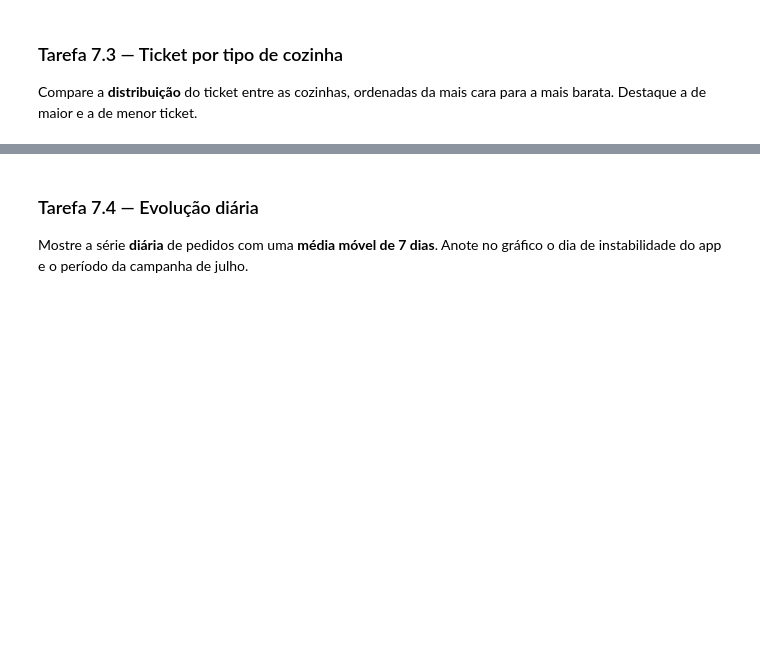
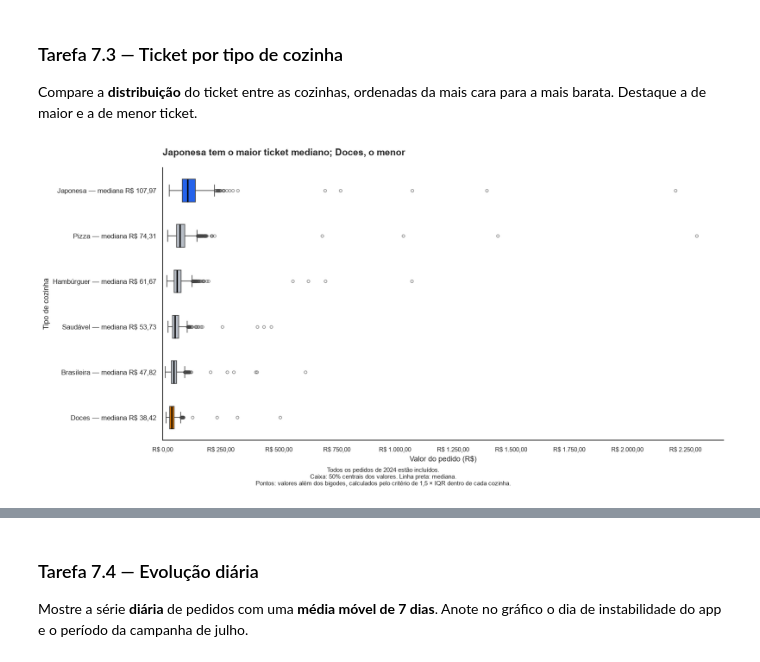
Before and after one commit to deborabaldeznilo/projeto-delivery, a Jupyter notebook: projeto_final.ipynb, the cells around one changed output, grey strips where cells are left out. Drawn from its saved outputs; the diff is of its cells as text; code cells hidden in the pictures; blank space fills up the shorter version.

```diff
--- a/projeto_final.ipynb
+++ b/projeto_final.ipynb
@@ -2354,3 +2588,89 @@ Mostre a participação de cada cidade no **total de pedidos** em percentual, co
 Compare a **distribuição** do ticket entre as cozinhas, ordenadas da mais cara para a mais barata. Destaque a de maior e a de menor ticket.
 # %%
 # Sua solução aqui
+from matplotlib.ticker import MultipleLocator
+
+# Ordenar as cozinhas pelo ticket mediano, da maior para a menor
+medianas_cozinhas = (
+    pedidos_2024.groupby("tipo_cozinha")["valor_pedido"]
+    .median()
+    .sort_values(ascending=False)
+)
+
+ordem_cozinhas = medianas_cozinhas.index.tolist()
+
+# Manter as cores definidas anteriormente
+cores_cozinhas = {
+    cozinha: CORES["neutro"]
+    for cozinha in ordem_cozinhas
+}
+
+cores_cozinhas[medianas_cozinhas.idxmax()] = CORES["destaque"]
+cores_cozinhas[medianas_cozinhas.idxmin()] = CORES["alerta"]
+
+fig, ax = plt.subplots(
+    figsize=(14, 7),
+    layout="constrained"
+)
+
+sns.boxplot(
+    data=pedidos_2024,
+    x="valor_pedido",
+    y="tipo_cozinha",
+    order=ordem_cozinhas,
+    hue="tipo_cozinha",
+    hue_order=ordem_cozinhas,
+    palette=cores_cozinhas,
+    dodge=False,
+    legend=False,
+    saturation=1,
+    width=0.5,
+    showfliers=True,
+    medianprops={
+        "color": "black",
+        "linewidth": 2
+    },
+    flierprops={
+        "marker": "o",
+        "markersize": 4,
+        "alpha": 0.6
+    },
+    ax=ax
+)
+
+# Mostrar todos os valores, incluindo os outliers
+maior_valor = pedidos_2024["valor_pedido"].max()
+ax.set_xlim(0, maior_valor * 1.05)
+
+# Marcar o eixo de R$ 250 em R$ 250
+ax.xaxis.set_major_locator(MultipleLocator(250))
+ax.xaxis.set_major_formatter(FORMATADOR_REAIS)
+ax.tick_params(axis="x", labelsize=9)
+
+ax.set_title(
+    "Japonesa tem o maior ticket mediano; Doces, o menor",
+    pad=18
+)
+ax.set_xlabel("Valor do pedido (R$)")
+ax.set_ylabel("Tipo de cozinha")
+
+# Apresentar a mediana junto ao nome de cada cozinha
+rotulos = [
+    f"{cozinha} — mediana {formatar_reais(valor, None)}"
+    for cozinha, valor in medianas_cozinhas.items()
+]
+
+ax.set_yticks(range(len(ordem_cozinhas)))
+ax.set_yticklabels(rotulos)
+
+fig.supxlabel(
+    "Todos os pedidos de 2024 estão incluídos.\n"
+    "Caixa: 50% centrais dos valores. Linha preta: mediana.\n"
+    "Pontos: valores além dos bigodes, calculados pelo critério "
+    "de 1,5 × IQR dentro de cada cozinha.",
+    fontsize=9
+)
+
+plt.show()
+# %% [output]
+[figure, added]
```
Also changed, not shown: parts of 50 cells of this notebook.
